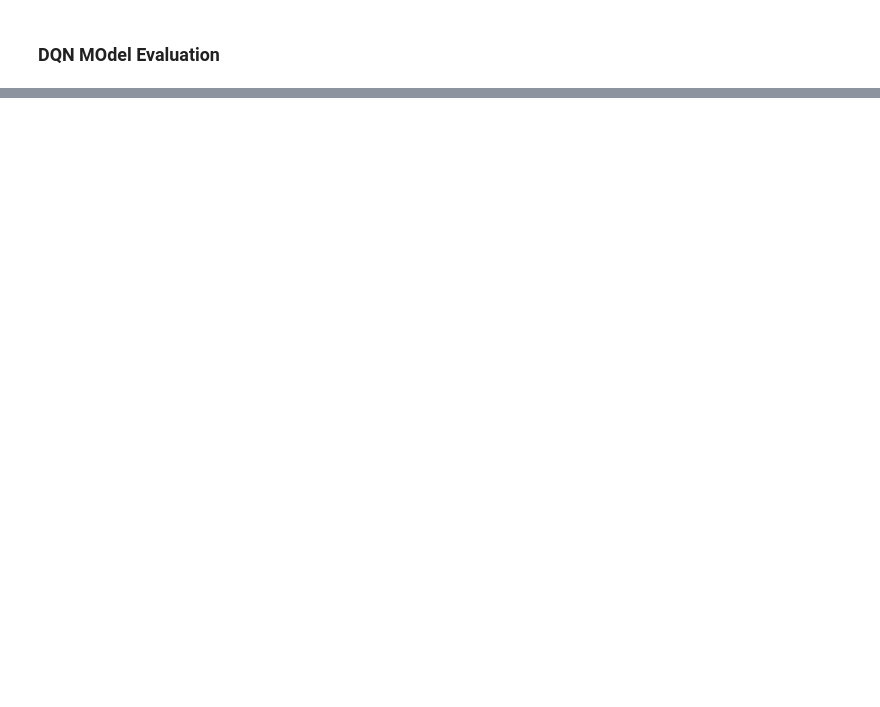
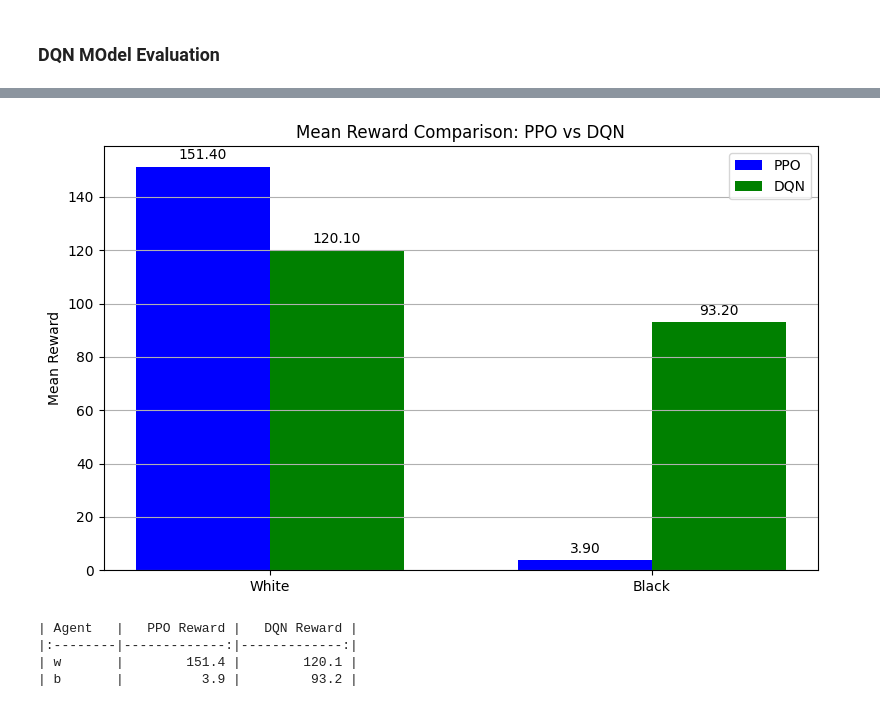
Before and after one commit to Vaneeza-7/MultiAgent-Reinforcement-Learning-for-Competitive-Strategy-Learning-in-Chess, a Jupyter notebook: chess_env.ipynb, the cells around one changed output, grey strips where cells are left out. Drawn from its saved outputs; the diff is of its cells as text; code cells hidden in the pictures; blank space fills up the shorter version.

Commit message:
Visualizations+Report Paper

```diff
--- a/chess_env.ipynb
+++ b/chess_env.ipynb
@@ -1047,3 +1034,5 @@ b: Mean Reward = 178.80, Std = 134.21
+# %%
+ppo_mean_rewards = mean_rewards  # save for later plotting
 # %% [markdown]
 ### DQN MOdel Evaluation
 # %%
@@ -1129,0 +1119,52 @@ b: Mean Reward = 131.30, Std = 84.57
+# %%
+dqn_mean_rewards = mean_rewards  # save for later plotting
+# %%
+import matplotlib.pyplot as plt
+
+agents = ["w", "b"]  # Changed the agent names to 'w' and 'b'
+ppo_scores = [ppo_mean_rewards[agent] for agent in agents]
+dqn_scores = [dqn_mean_rewards[agent] for agent in agents]
+
+x = np.arange(len(agents))  # label locations
+width = 0.35
+
+fig, ax = plt.subplots(figsize=(8, 5))
+rects1 = ax.bar(x - width/2, ppo_scores, width, label='PPO', color='blue')
+rects2 = ax.bar(x + width/2, dqn_scores, width, label='DQN', color='green')
+
+# Labels and titles
+ax.set_ylabel('Mean Reward')
+ax.set_title('Mean Reward Comparison: PPO vs DQN')
+ax.set_xticks(x)
+ax.set_xticklabels(['White', 'Black'])  # Set readable labels
+ax.legend()
+ax.grid(axis='y')
+
+# Annotate bars
+for rect in rects1 + rects2:
+    height = rect.get_height()
+    ax.annotate(f'{height:.2f}',
+                xy=(rect.get_x() + rect.get_width() / 2, height),
+                xytext=(0, 3),  # 3 pts vertical offset
+                textcoords="offset points",
+                ha='center', va='bottom')
+
+plt.tight_layout()
+plt.show()
+# %% [output]
+[figure, added]
+# %%
+import pandas as pd
+
+comparison_df = pd.DataFrame({
+    "Agent": agents,
+    "PPO Reward": ppo_scores,
+    "DQN Reward": dqn_scores
+})
+
+print(comparison_df.to_markdown(index=False))
+# %% [output]
+| Agent   |   PPO Reward |   DQN Reward |
+|:--------|-------------:|-------------:|
+| w       |        151.4 |        120.1 |
+| b       |          3.9 |         93.2 |
```
Also changed, not shown: parts of 8 cells of this notebook, 2 other files.
